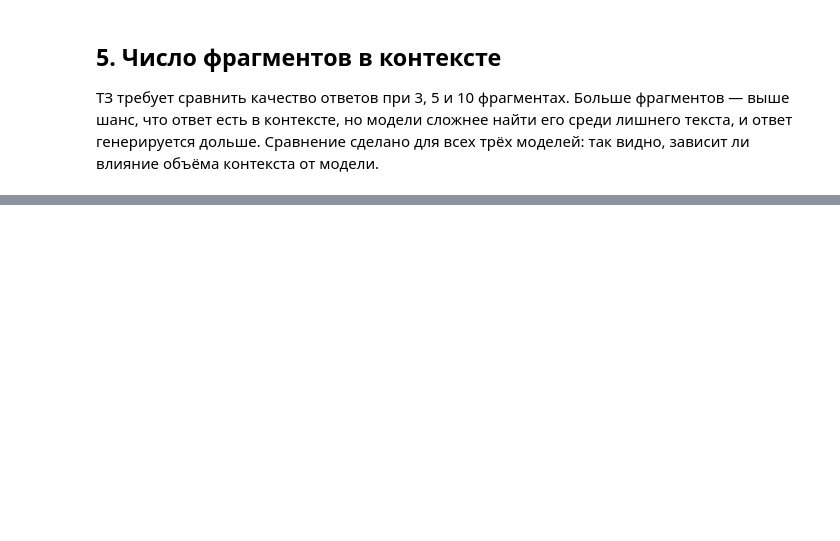
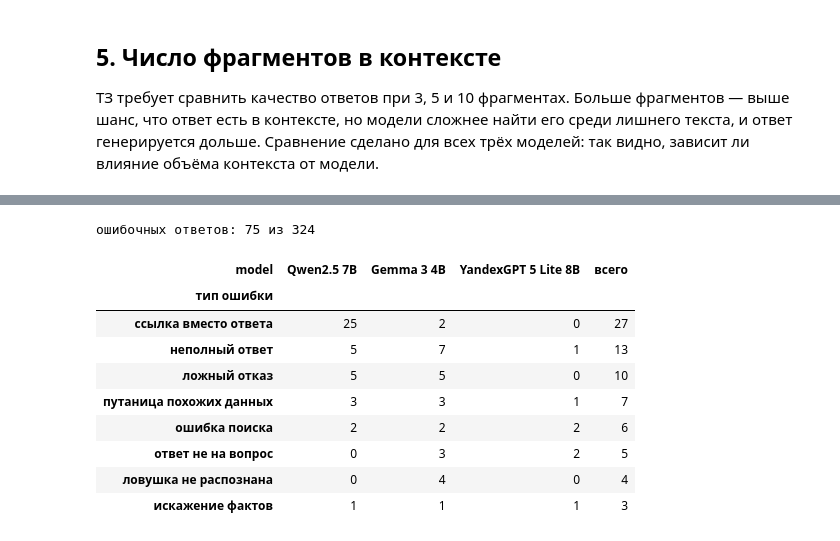
Before and after one commit to stwz13/gasoline-blending-rag, a Jupyter notebook: notebooks/generation.ipynb, the cells around one changed output, grey strips where cells are left out. Saved outputs shown, nothing was run; the diff lists cells and outputs as text; code cells hidden in the pictures; blank space fills up the shorter version.

```diff
--- a/notebooks/generation.ipynb
+++ b/notebooks/generation.ipynb
@@ -323,0 +334,39 @@ else:
+# %%
+def error_type(row: pd.Series) -> str:
+    """Относит ошибочный ответ к одному типу по заметке разметчика и признаку наличия ответа в контексте."""
+    note = row["note"]
+    if row["category"] == "trap":
+        return "ловушка не распознана"
+    if not row["context_has_answer"]:
+        return "ошибка поиска"
+    if "только ссылк" in note or "только «" in note or "обрывки подписей" in note:
+        return "ссылка вместо ответа"
+    if "ложный отказ" in note:
+        return "ложный отказ"
+    if "д/с" in note:
+        return "путаница похожих данных"
+    if row["hallucination"] == 1 or "неверный" in note:
+        return "искажение фактов"
+    if "посторонний" in note or "не отвечает" in note:
+        return "ответ не на вопрос"
+    return "неполный ответ"
+
+
+errors = marked[(marked["accuracy"] < 2) | (marked["hallucination"] == 1)].copy()
+errors["тип ошибки"] = errors.apply(error_type, axis=1)
+print(f"ошибочных ответов: {len(errors)} из {len(marked)}")
+error_table = pd.crosstab(errors["тип ошибки"], errors["model"]).reindex(columns=list(MODELS), fill_value=0)
+error_table["всего"] = error_table.sum(axis=1)
+error_table.sort_values("всего", ascending=False)
+# %% [output]
+ошибочных ответов: 75 из 324
+| model | Qwen2.5 7B | Gemma 3 4B | YandexGPT 5 Lite 8B | всего |
+| тип ошибки |  |  |  |  |
+| ссылка вместо ответа | 25 | 2 | 0 | 27 |
+| неполный ответ | 5 | 7 | 1 | 13 |
+| ложный отказ | 5 | 5 | 0 | 10 |
+| путаница похожих данных | 3 | 3 | 1 | 7 |
+| ошибка поиска | 2 | 2 | 2 | 6 |
+| ответ не на вопрос | 0 | 3 | 2 | 5 |
+| ловушка не распознана | 0 | 4 | 0 | 4 |
+| искажение фактов | 1 | 1 | 1 | 3 |
```
Also changed, not shown: parts of 11 cells of this notebook, 2 other files.
